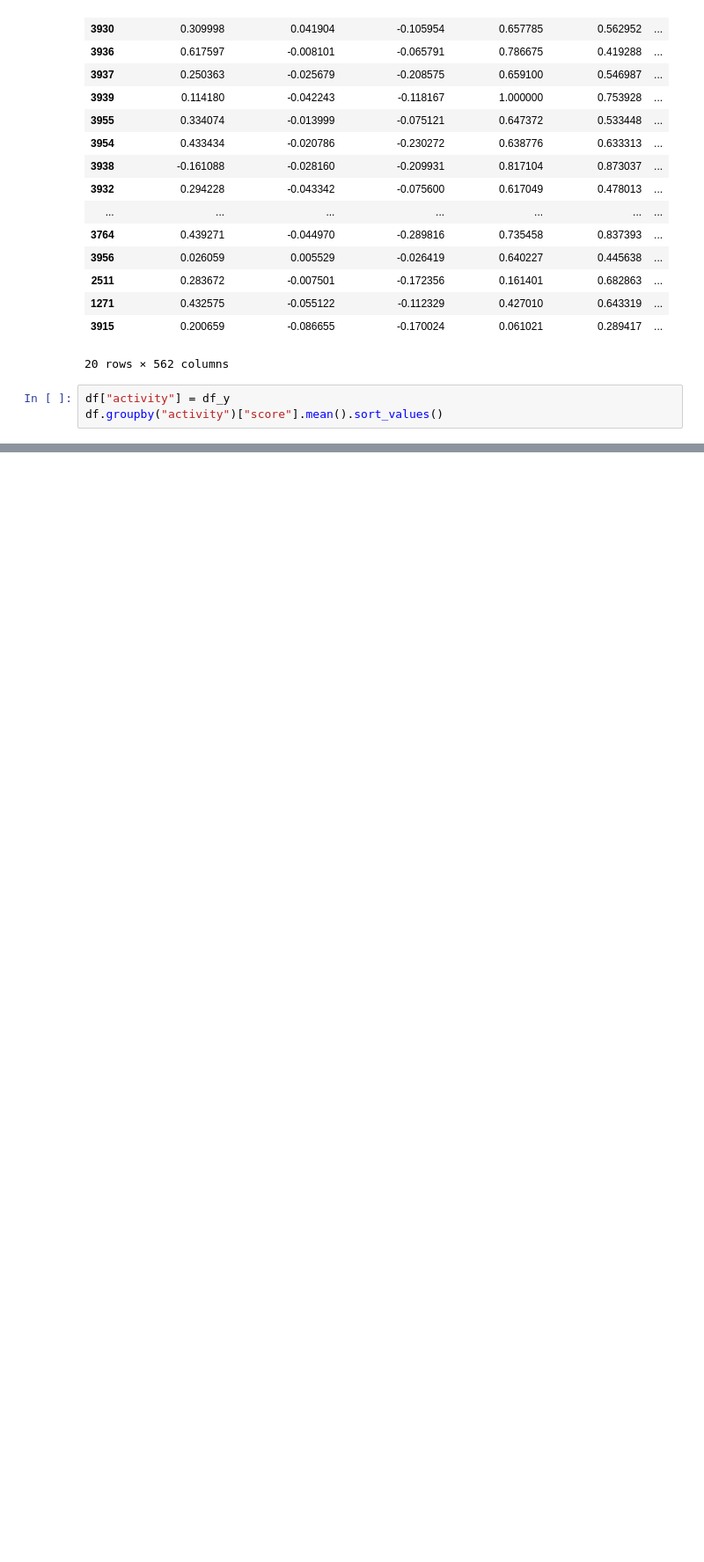
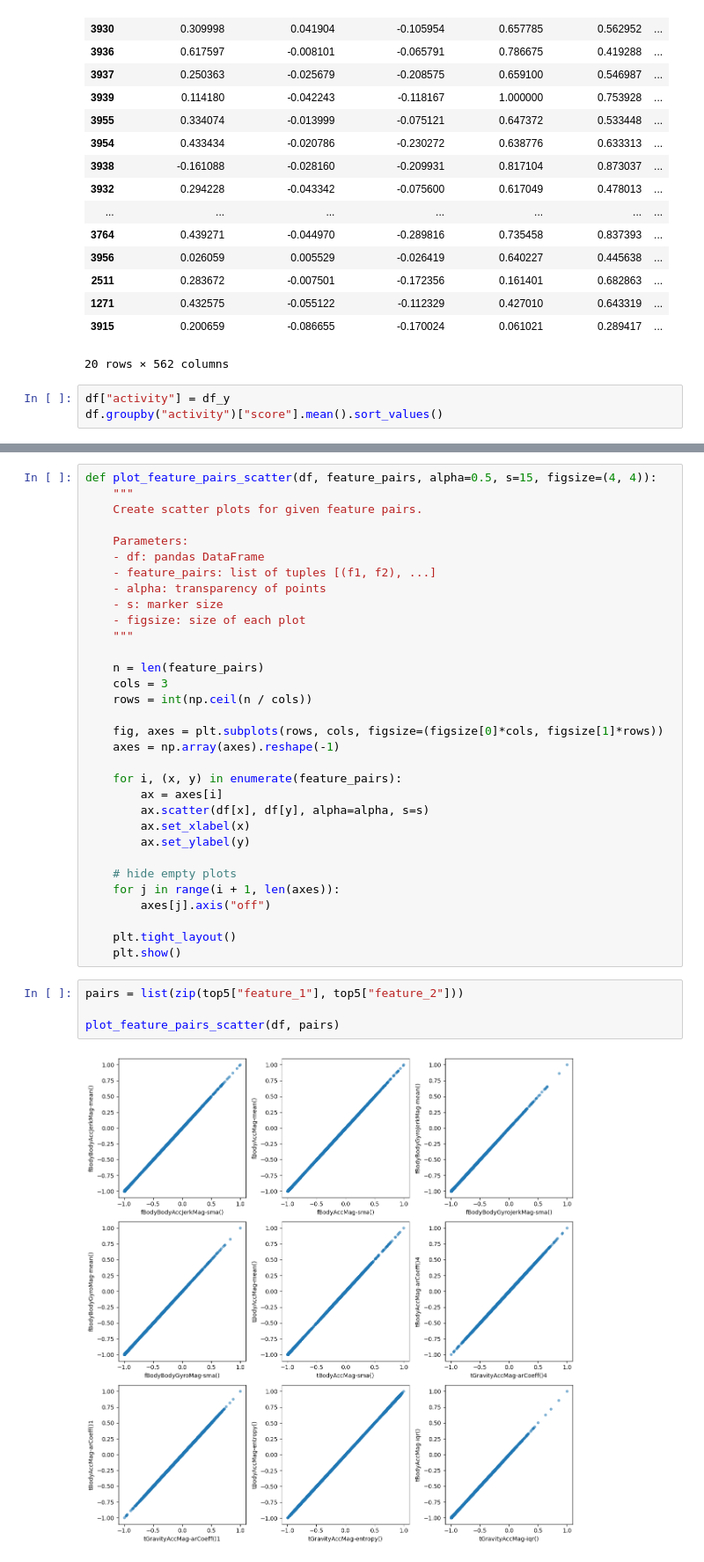
Before and after one commit to TymurNazarenko/DataChallenge, a Jupyter notebook: exploration.ipynb, the cells around one changed output, grey strips where cells are left out. Shown at 88% size. Drawn from its saved outputs; the diff is of its cells as text; blank space fills up the shorter version.

```diff
--- a/exploration.ipynb
+++ b/exploration.ipynb
@@ -223,0 +360,38 @@ df.groupby("activity")["score"].mean().sort_values()
+# %%
+def plot_feature_pairs_scatter(df, feature_pairs, alpha=0.5, s=15, figsize=(4, 4)):
+    """
+    Create scatter plots for given feature pairs.
+
+    Parameters:
+    - df: pandas DataFrame
+    - feature_pairs: list of tuples [(f1, f2), ...]
+    - alpha: transparency of points
+    - s: marker size
+    - figsize: size of each plot
+    """
+
+    n = len(feature_pairs)
+    cols = 3
+    rows = int(np.ceil(n / cols))
+
+    fig, axes = plt.subplots(rows, cols, figsize=(figsize[0]*cols, figsize[1]*rows))
+    axes = np.array(axes).reshape(-1)
+
+    for i, (x, y) in enumerate(feature_pairs):
+        ax = axes[i]
+        ax.scatter(df[x], df[y], alpha=alpha, s=s)
+        ax.set_xlabel(x)
+        ax.set_ylabel(y)
+
+    # hide empty plots
+    for j in range(i + 1, len(axes)):
+        axes[j].axis("off")
+
+    plt.tight_layout()
+    plt.show()
+# %%
+pairs = list(zip(top5["feature_1"], top5["feature_2"]))
+
+plot_feature_pairs_scatter(df, pairs)
+# %% [output]
+[figure, added]
```
Also changed, not shown: parts of 9 cells of this notebook, 2 other files.
